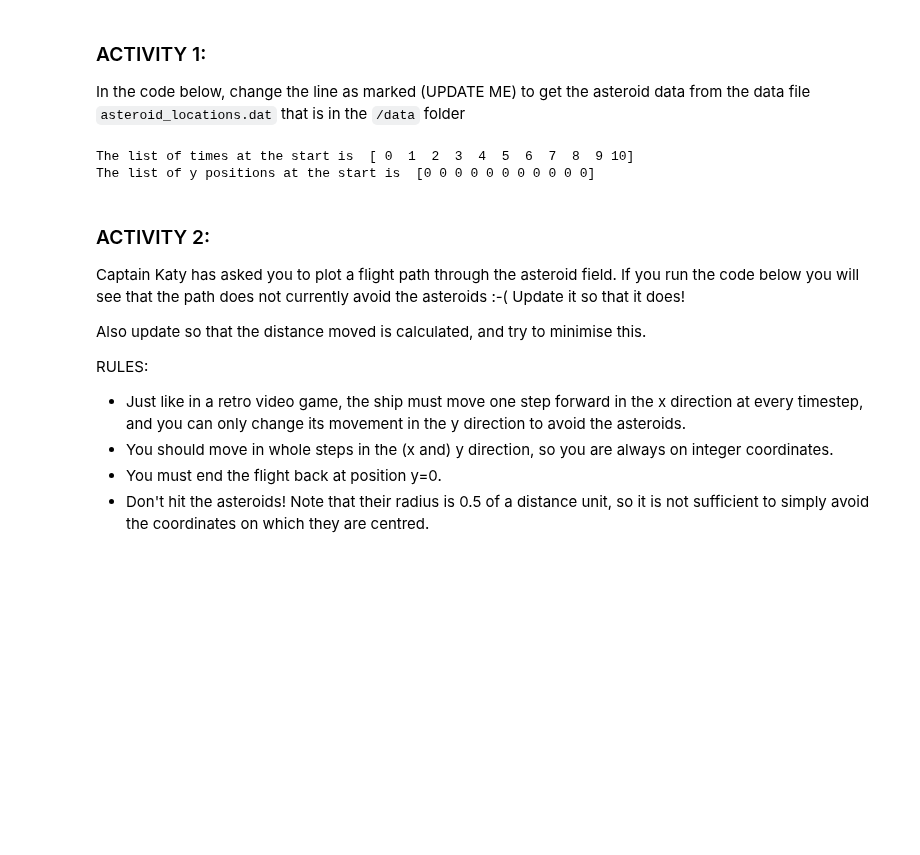
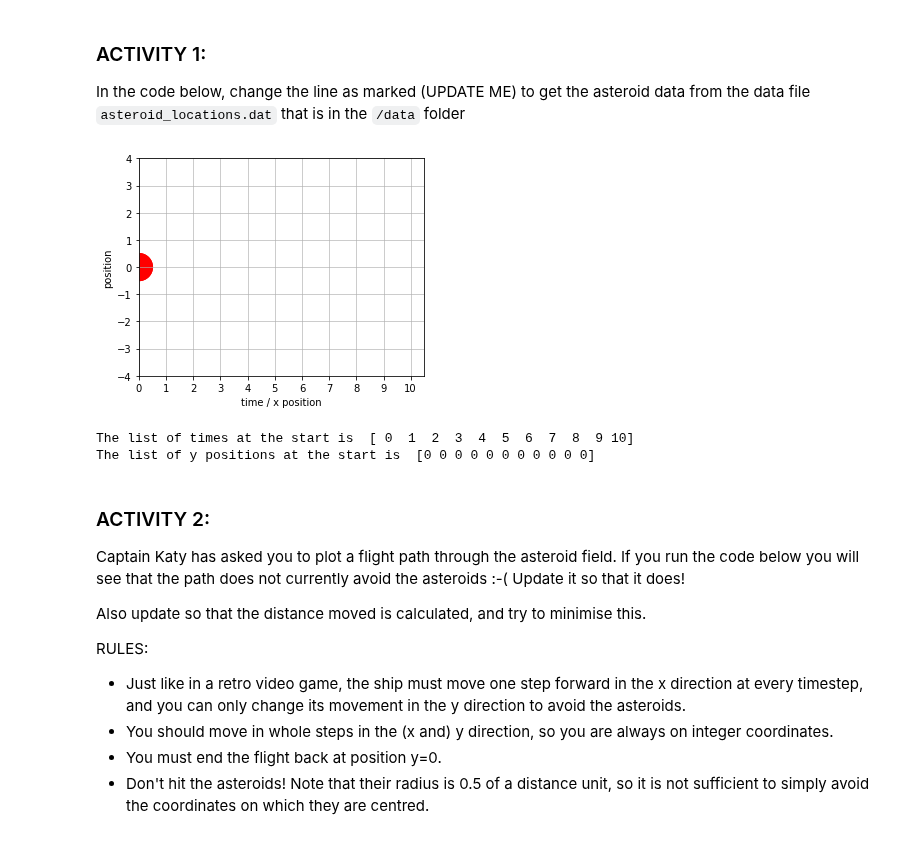
Before and after one commit to KAClough/TopicsInSciComp, a Jupyter notebook: Notebooks/Week2_LabExercises.ipynb, the cells around one changed output. Drawn from its saved outputs; the diff is of its cells as text; code cells hidden in the pictures; blank space fills up the shorter version.

```diff
--- a/Notebooks/Week2_LabExercises.ipynb
+++ b/Notebooks/Week2_LabExercises.ipynb
@@ -20,27 +22,30 @@ In the code below, change the line as marked (UPDATE ME) to get the asteroid dat
 # %%
 # Set up the plotting
 
 def plot_asteroid_field(ax) :
     plt.axis([0,10.5,-4,4])
     major_ticks = np.arange(0, 11, 1)
     ax.set_xticks(major_ticks)
     plt.xlabel("time / x position")
     plt.ylabel("position")
     ax.set_aspect('equal')
     ax.grid(which='major', alpha=0.8)
 
     # Mark the asteroid positions onto the plot - read in the data from data/asteroid_locations.dat
     # HINT: the function you need is called loadtxt
     asteroid_locations= np.array([[0,0], [0,0]]) # UPDATE ME!
     for location in asteroid_locations :
         circle=plt.Circle(location, 0.5 , color='r')
         ax.add_artist(circle)
-    plt.pause(0.3)
+    #plt.pause(0.3)
 
 # Test the plot
 fig = plt.figure()
 ax = plt.gcf().gca()
 plot_asteroid_field(ax)
+plt.show()
+# %% [output]
+[figure, added]
 # %%
 # set up a list to store the times and positions
 list_of_times = np.array([0, 1, 2, 3, 4, 5, 6, 7, 8, 9, 10])
```
Also changed, not shown: parts of 4 cells of this notebook, 2 other files.
